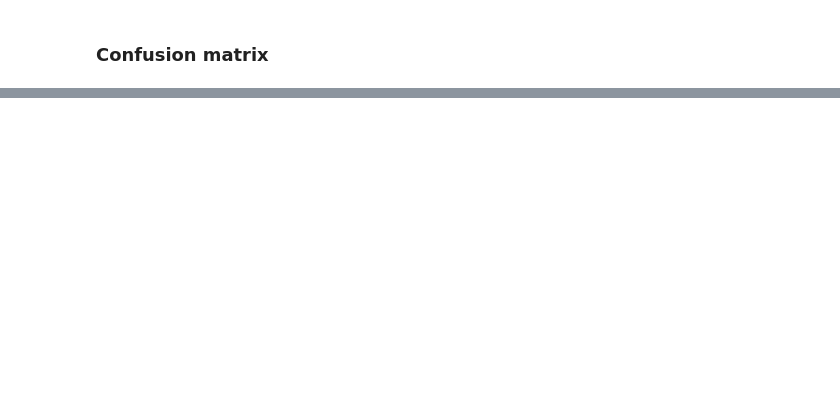
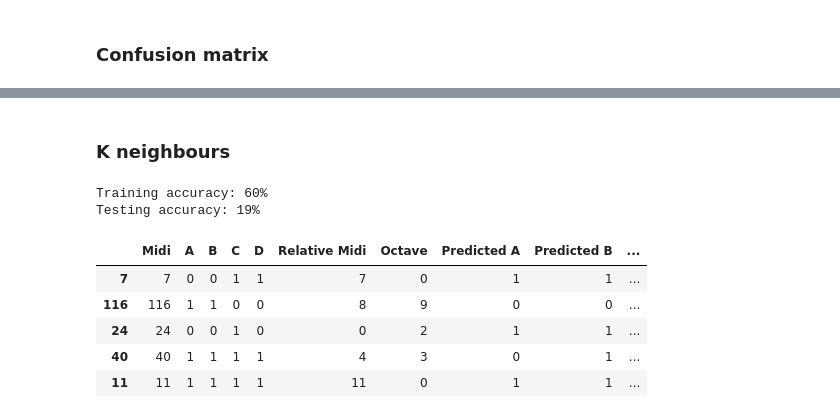
Before and after one commit to ctford/old-town-code, a Jupyter notebook: old-town-code.ipynb, the cells around one changed output, grey strips where cells are left out. Saved outputs shown, nothing was run; the diff lists cells and outputs as text; code cells hidden in the pictures; blank space fills up the shorter version.

Commit message:
Output on all four keys.

```diff
--- a/old-town-code.ipynb
+++ b/old-town-code.ipynb
@@ -203,0 +204,30 @@ pandas.DataFrame(sklearn.metrics.confusion_matrix(y_test, y_test_predicted))
+# %% [markdown]
+### K neighbours
+# %%
+from sklearn.neighbors import KNeighborsClassifier
+
+y_train = train.filter(items=["A", "B", "C", "D"])
+y_test = test.filter(items=["A", "B", "C", "D"])
+
+neighbours = sklearn.neighbors.KNeighborsClassifier()
+neighbours.fit(X_train, y_train)
+
+print("Training accuracy: %i%%" % (100 * neighbours.score(X_train, y_train)))
+print("Testing accuracy: %i%%" % (100 * neighbours.score(X_test, y_test)))
+
+y_predicted = pandas.DataFrame(neighbours.predict(X_test))
+output = test.copy()
+output["Predicted A"] = y_predicted.iloc[:,0].values
+output["Predicted B"] = y_predicted.iloc[:,1].values
+output["Predicted C"] = y_predicted.iloc[:,2].values
+output["Predicted D"] = y_predicted.iloc[:,3].values
+output.sample(n=5)
+# %% [output]
+Training accuracy: 60%
+Testing accuracy: 19%
+|  | Midi | A | B | C | D | Relative Midi | Octave | Predicted A | Predicted B | ... |
+| 7 | 7 | 0 | 0 | 1 | 1 | 7 | 0 | 1 | 1 | ... |
+| 116 | 116 | 1 | 1 | 0 | 0 | 8 | 9 | 0 | 0 | ... |
+| 24 | 24 | 0 | 0 | 1 | 0 | 0 | 2 | 1 | 1 | ... |
+| 40 | 40 | 1 | 1 | 1 | 1 | 4 | 3 | 0 | 1 | ... |
+| 11 | 11 | 1 | 1 | 1 | 1 | 11 | 0 | 1 | 1 | ... |
```
Also changed, not shown: parts of 7 cells of this notebook.
